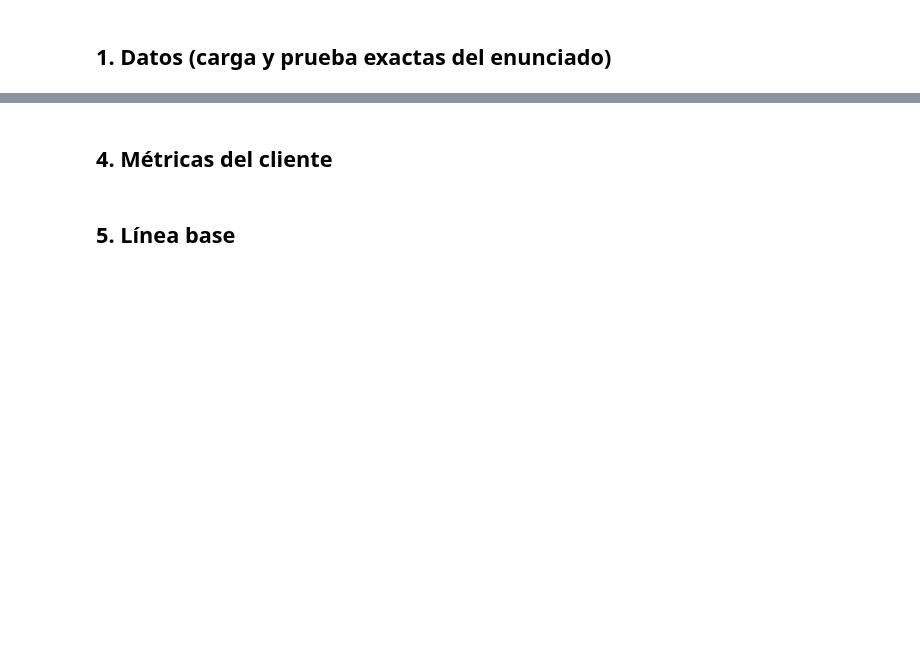
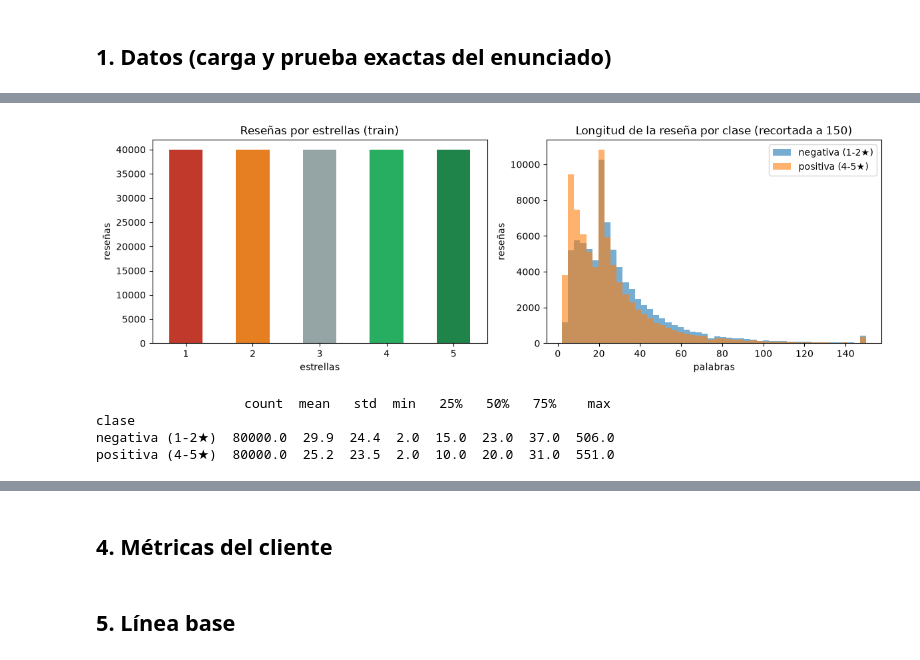
Before and after one commit to LuisPablo54/aa3-examen-p2-equipo-LuisFranMares, a Jupyter notebook: resenas/DEV_resenas.ipynb, the cells around one changed output, grey strips where cells are left out. Cells and saved outputs as stored; diff of their text form; code cells hidden in the pictures; blank space fills up the shorter version.

Commit message:
Reseñas: DEV completo ejecutado, resultados y elección de BETO

```diff
--- a/resenas/DEV_resenas.ipynb
+++ b/resenas/DEV_resenas.ipynb
@@ -32,0 +59,21 @@ print(train["estrellas"].value_counts().sort_index())
+# %%
+train["palabras"] = train["text"].str.split().str.len()
+sin3 = train[train["estrellas"] != 3].assign(clase=lambda d: np.where(d["estrellas"] <= 2, "negativa (1-2★)", "positiva (4-5★)"))
+
+fig, ax = plt.subplots(1, 2, figsize=(12, 4))
+train["estrellas"].value_counts().sort_index().plot.bar(ax=ax[0], color=["#c0392b", "#e67e22", "#95a5a6", "#27ae60", "#1e8449"])
+ax[0].set(title="Reseñas por estrellas (train)", xlabel="estrellas", ylabel="reseñas")
+ax[0].tick_params(axis="x", rotation=0)
+for clase, g in sin3.groupby("clase"):
+    ax[1].hist(g["palabras"].clip(upper=150), bins=50, alpha=0.6, label=clase)
+ax[1].set(title="Longitud de la reseña por clase (recortada a 150)", xlabel="palabras", ylabel="reseñas")
+ax[1].legend()
+plt.tight_layout(); plt.show()
+
+print(sin3.groupby("clase")["palabras"].describe().round(1))
+# %% [output]
+[figure, added]
+                   count  mean   std  min   25%   50%   75%    max
+clase
+negativa (1-2★)  80000.0  29.9  24.4  2.0  15.0  23.0  37.0  506.0
+positiva (4-5★)  80000.0  25.2  23.5  2.0  10.0  20.0  31.0  551.0
```
Also changed, not shown: parts of 40 cells of this notebook, 2 other files.
